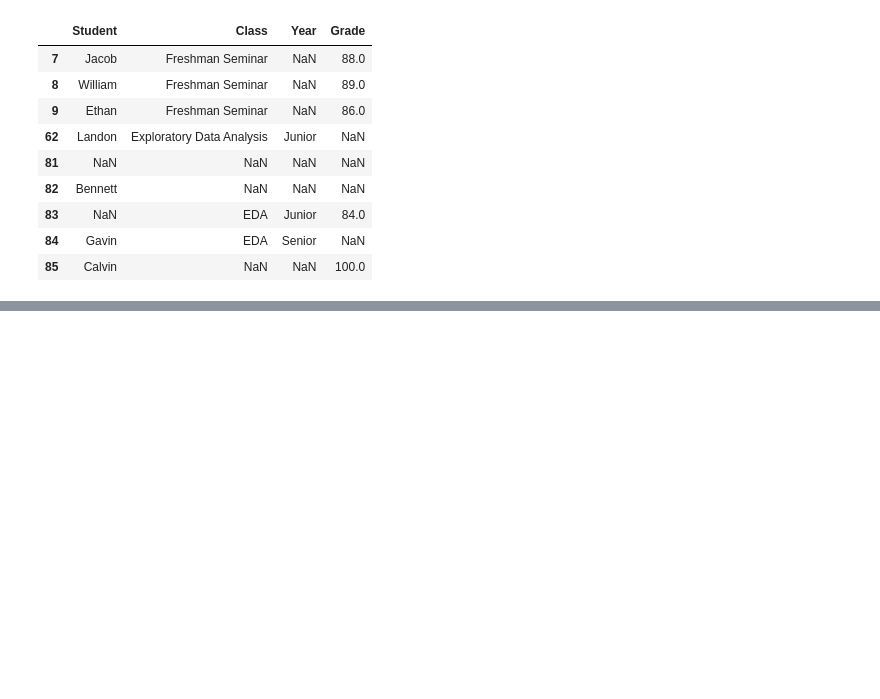
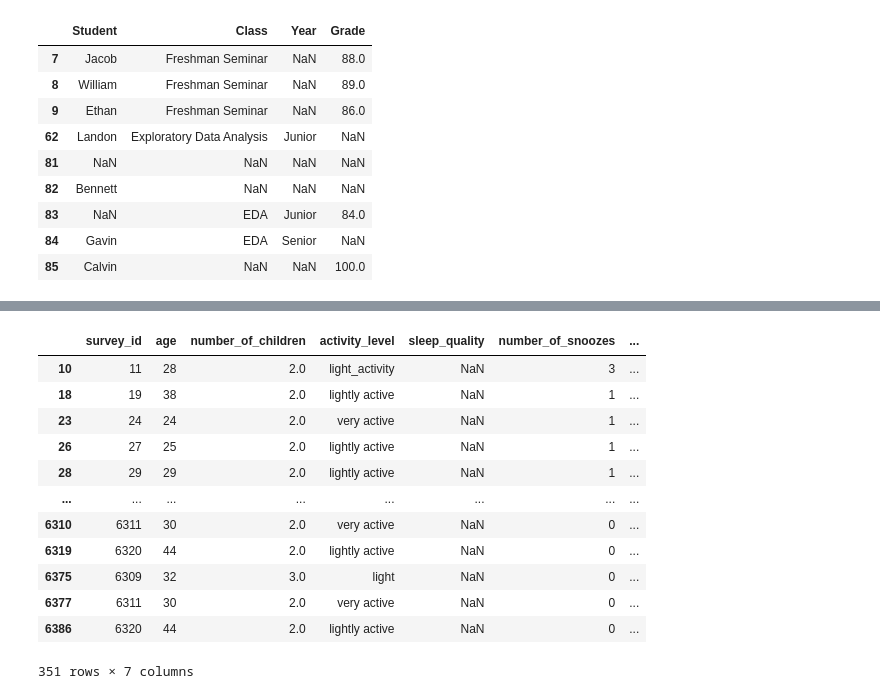
Before and after one commit to sonsungjong/ML_python, a Jupyter notebook: prep_eda/section06_Cleaning Data.ipynb, the cells around one changed output, grey strips where cells are left out. Cells and saved outputs as stored; diff of their text form; code cells hidden in the pictures; blank space fills up the shorter version.

```diff
--- a/prep_eda/section06_Cleaning Data.ipynb
+++ b/prep_eda/section06_Cleaning Data.ipynb
@@ -212,0 +316,2 @@ df[df.isna().any(axis=1)]
+# %%
+df_alarm = pd.read_excel('./Data/Alarm Survey Data.xlsx')
@@ -212,0 +346,16 @@ df[df.isna().any(axis=1)]
+# %%
+df_alarm[df_alarm.isna().any(axis=1)]
+# %% [output]
+|  | survey_id | age | number_of_children | activity_level | sleep_quality | number_of_snoozes | ... |
+| 10 | 11 | 28 | 2.0 | light_activity | NaN | 3 | ... |
+| 18 | 19 | 38 | 2.0 | lightly active | NaN | 1 | ... |
+| 23 | 24 | 24 | 2.0 | very active | NaN | 1 | ... |
+| 26 | 27 | 25 | 2.0 | lightly active | NaN | 1 | ... |
+| 28 | 29 | 29 | 2.0 | lightly active | NaN | 1 | ... |
+| ... | ... | ... | ... | ... | ... | ... | ... |
+| 6310 | 6311 | 30 | 2.0 | very active | NaN | 0 | ... |
+| 6319 | 6320 | 44 | 2.0 | lightly active | NaN | 0 | ... |
+| 6375 | 6309 | 32 | 3.0 | light | NaN | 0 | ... |
+| 6377 | 6311 | 30 | 2.0 | very active | NaN | 0 | ... |
+| 6386 | 6320 | 44 | 2.0 | lightly active | NaN | 0 | ... |
+351 rows × 7 columns
```
Also changed, not shown: parts of 19 cells of this notebook.
